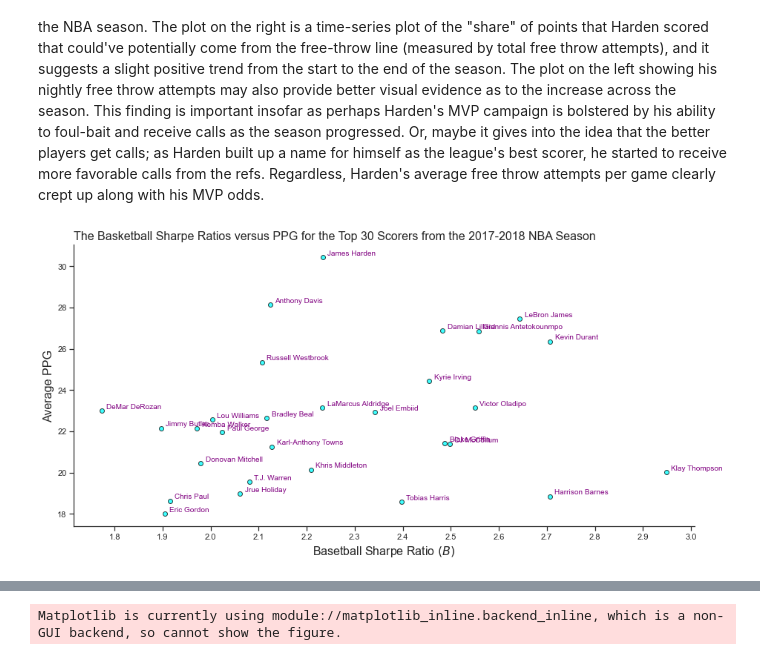
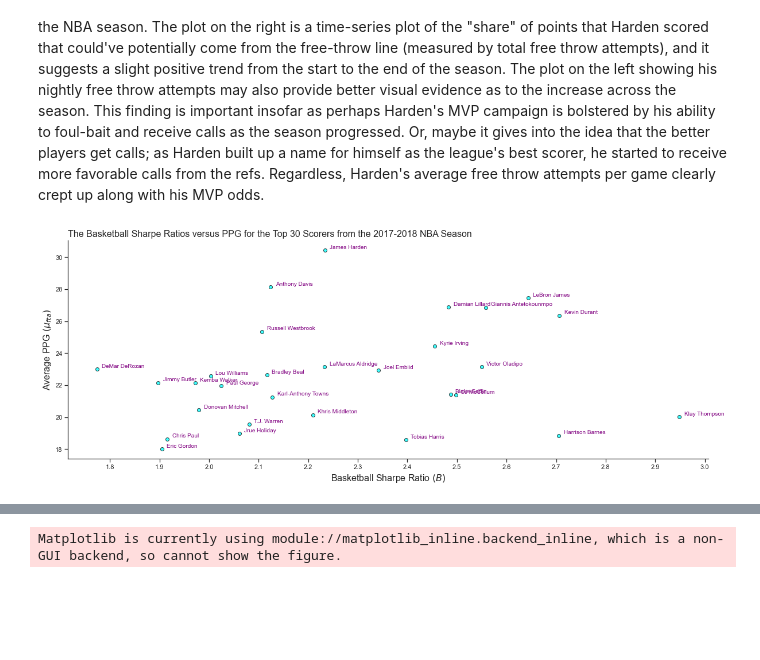
Before and after one commit to kirankrishnamurthi/NBA-Sharpe-Ratios, a Jupyter notebook: nba_sharpe.ipynb, the cells around one changed output, grey strips where cells are left out. Cells and saved outputs as stored; diff of their text form; code cells hidden in the pictures; blank space fills up the shorter version.

```diff
--- a/nba_sharpe.ipynb
+++ b/nba_sharpe.ipynb
@@ -293,33 +293,35 @@ for p in top_30_1718:
     except:
         pass
 # %%
-plt.figure(figsize = (15, 7))
+plt.figure(figsize = (20, 7))
 
 plt.scatter(x = TS_201718['nbaBB Sharpe'], y = TS_201718['Average PPG'], ec = 'black', color = 'cyan', alpha = .75)
 
 #-- Add player name labels
 xdodge = .01
 ydodge = .1
 
 for i in range(0, len(TS_201718)):
     plt.text(x = TS_201718['nbaBB Sharpe'][i] + xdodge, y = TS_201718['Average PPG'][i] + ydodge, s = TS_201718['Player'][i]
                 , fontdict = dict(color = 'purple', size = 10)
                 #, bbox = dict(facecolor= 'yellow', alpha = 0.5)
                 )
 
 #-- Adjust X & Y Axes
 plt.xticks(np.arange(1.8, 3.1, step = .1))
 plt.yticks(np.arange(18, 32, step = 2))
 
-plt.xlabel('Basetball Sharpe Ratio $(B)$'
+plt.xlabel('Basketball Sharpe Ratio $(B)$'
             , fontdict = {'family' : 'arial', 'size' : 16})
-plt.ylabel('Average PPG'
+plt.ylabel('Average PPG $(\mu_{fta})$'
             , fontdict = {'family' : 'arial', 'size' : 16})
 
 plt.title('The Basketball Sharpe Ratios versus PPG for the Top 30 Scorers from the 2017-2018 NBA Season'
             , fontdict = {'family' : 'arial', 'size' : 16}
             , loc = 'left')
 
+plt.savefig('B_Versus_PPG_1718.png', dpi = 300)
+
 plt.show()
 # %% [output]
-[figure, old version]
+[figure, new version]
```
Also changed, not shown: parts of 13 cells of this notebook, 5 other files.
